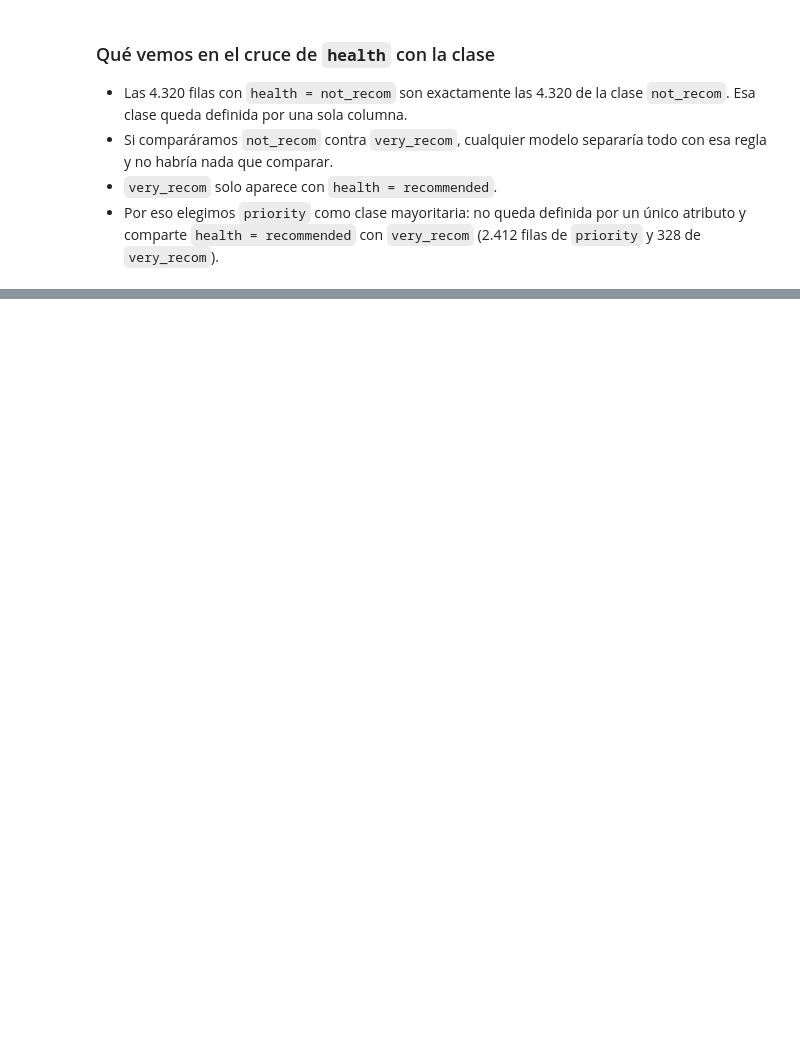
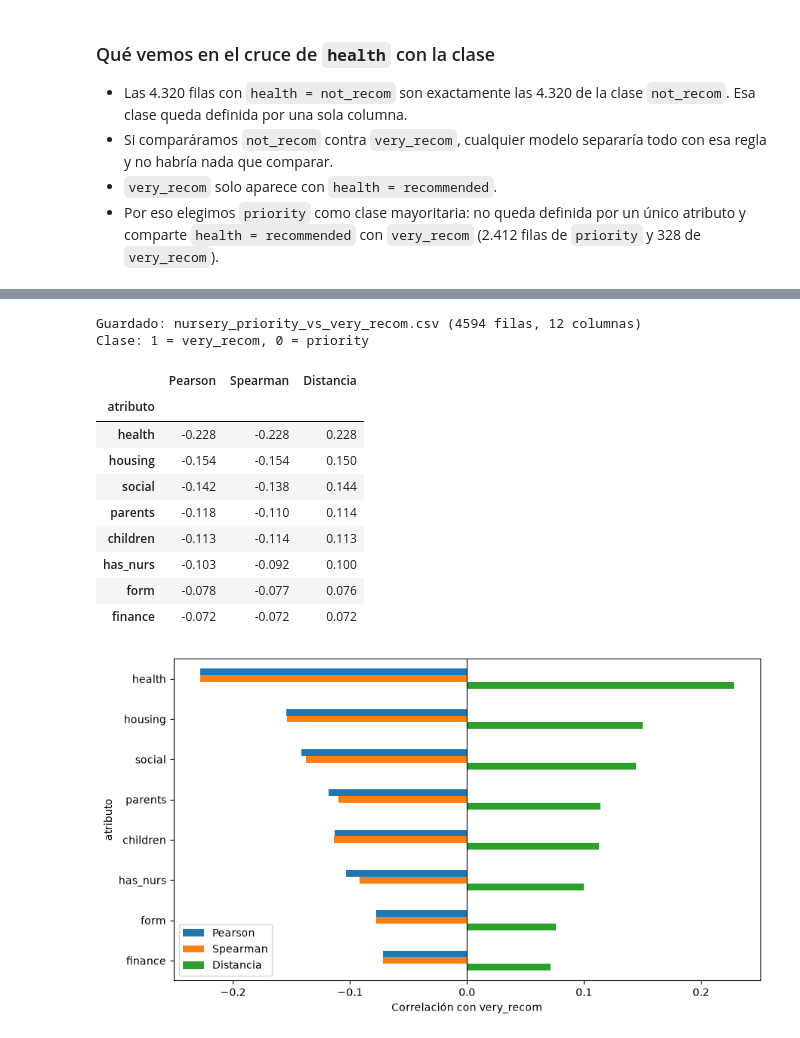
Before and after one commit to jota1308/MineriaDeDatosyAprendizajeAutomatico, a Jupyter notebook: notebooks/TP_Nursery.ipynb, the cells around one changed output, grey strips where cells are left out. Drawn from its saved outputs; the diff is of its cells as text; code cells hidden in the pictures; blank space fills up the shorter version.

```diff
--- a/notebooks/TP_Nursery.ipynb
+++ b/notebooks/TP_Nursery.ipynb
@@ -64,0 +216,8 @@ print(f"Accuracy de predecir siempre priority: {(df_bin['clase'] == 'priority').
+# %%
+# @title Guardar el subconjunto para los puntos siguientes
+df_num.to_csv('nursery_priority_vs_very_recom.csv', index=False)
+print(f"Guardado: nursery_priority_vs_very_recom.csv ({df_num.shape[0]} filas, {df_num.shape[1]} columnas)")
+print("Clase: 1 = very_recom, 0 = priority")
+# %% [output]
+Guardado: nursery_priority_vs_very_recom.csv (4594 filas, 12 columnas)
+Clase: 1 = very_recom, 0 = priority
@@ -64,0 +261,46 @@ print(f"Accuracy de predecir siempre priority: {(df_bin['clase'] == 'priority').
+# %%
+# @title Correlación de cada atributo con very_recom
+orden = {
+    'parents':  ['usual', 'pretentious', 'great_pret'],
+    'has_nurs': ['proper', 'less_proper', 'improper', 'critical', 'very_crit'],
+    'form':     ['complete', 'completed', 'incomplete', 'foster'],
+    'children': ['1', '2', '3', 'more'],
+    'housing':  ['convenient', 'less_conv', 'critical'],
+    'finance':  ['convenient', 'inconv'],
+    'social':   ['nonprob', 'slightly_prob', 'problematic'],
+    'health':   ['recommended', 'priority', 'not_recom'],
+}
+
+datos = df[df['clase'].isin(['priority', 'very_recom'])]
+# cada categoría pasa a ser su posición en la lista
+num = pd.DataFrame({c: datos[c].map({v: i for i, v in enumerate(vals)}) for c, vals in orden.items()})
+y = (datos['clase'] == 'very_recom').astype(int)
+
+filas = []
+for c in num.columns:
+    filas.append({'atributo': c,
+                  'Pearson': pearsonr(num[c], y)[0],
+                  'Spearman': spearmanr(num[c], y)[0],
+                  'Distancia': corr_distancia(num[c], y)})
+
+res = pd.DataFrame(filas).set_index('atributo').sort_values('Distancia', ascending=False)
+display(res.round(3))
+
+res.plot.barh(figsize=(9, 5))
+plt.axvline(0, color='black', linewidth=0.8)
+plt.xlabel("Correlación con very_recom")
+plt.gca().invert_yaxis()
+plt.tight_layout()
+plt.show()
+# %% [output]
+|  | Pearson | Spearman | Distancia |
+| atributo |  |  |  |
+| health | -0.228 | -0.228 | 0.228 |
+| housing | -0.154 | -0.154 | 0.150 |
+| social | -0.142 | -0.138 | 0.144 |
+| parents | -0.118 | -0.110 | 0.114 |
+| children | -0.113 | -0.114 | 0.113 |
+| has_nurs | -0.103 | -0.092 | 0.100 |
+| form | -0.078 | -0.077 | 0.076 |
+| finance | -0.072 | -0.072 | 0.072 |
+[figure, added]
```
Also changed, not shown: parts of 13 cells of this notebook.
